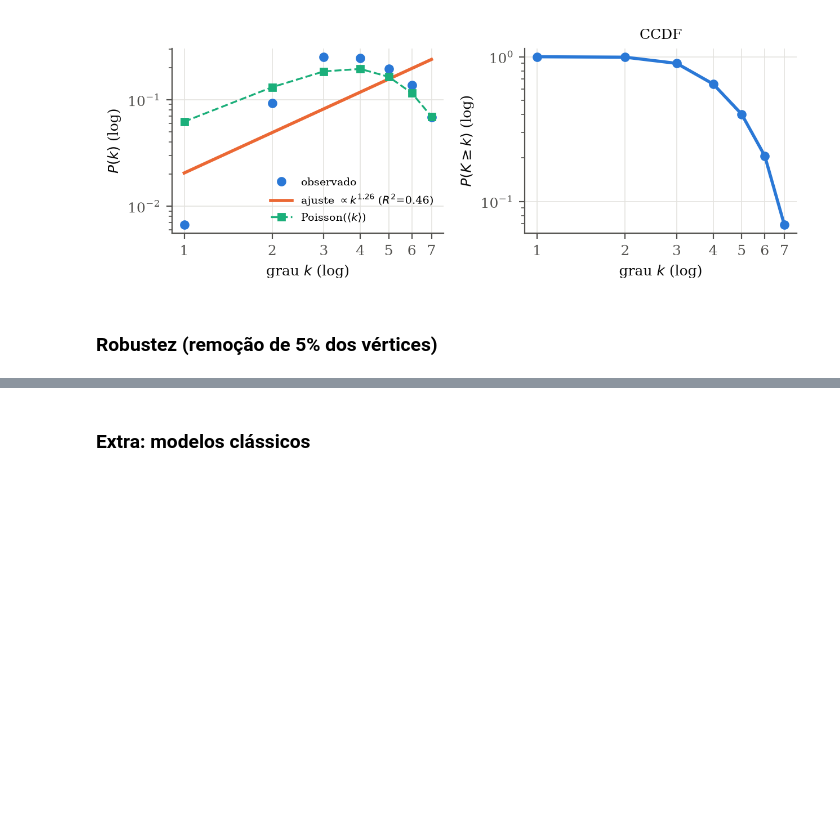
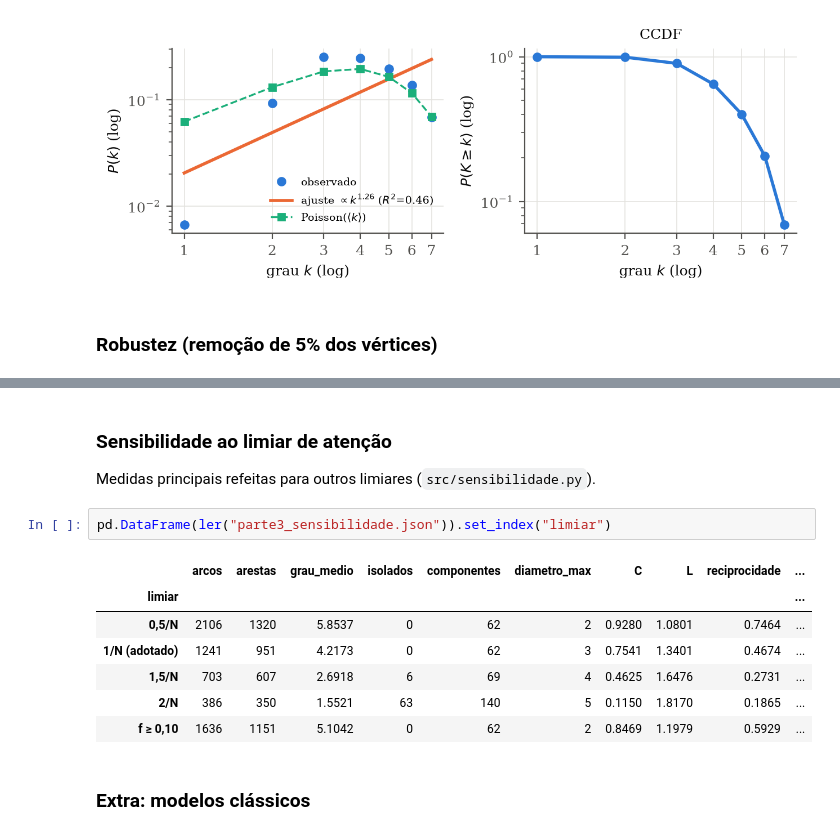
Before and after one commit to NadsonSantana/GrafoG16, a Jupyter notebook: notebooks/analise.ipynb, the cells around one changed output, grey strips where cells are left out. Saved outputs shown, nothing was run; the diff lists cells and outputs as text; blank space fills up the shorter version.

```diff
--- a/notebooks/analise.ipynb
+++ b/notebooks/analise.ipynb
@@ -201,3 +207,17 @@ display(Image(FIG / "robustez.png"))
+# %% [markdown]
+### Sensibilidade ao limiar de atenção
+
+Medidas principais refeitas para outros limiares (`src/sensibilidade.py`).
+# %%
+pd.DataFrame(ler("parte3_sensibilidade.json")).set_index("limiar")
+# %% [output]
+|  | arcos | arestas | grau_medio | isolados | componentes | diametro_max | C | L | reciprocidade | ... |
+| limiar |  |  |  |  |  |  |  |  |  | ... |
+| 0,5/N | 2106 | 1320 | 5.8537 | 0 | 62 | 2 | 0.9280 | 1.0801 | 0.7464 | ... |
+| 1/N (adotado) | 1241 | 951 | 4.2173 | 0 | 62 | 3 | 0.7541 | 1.3401 | 0.4674 | ... |
+| 1,5/N | 703 | 607 | 2.6918 | 6 | 69 | 4 | 0.4625 | 1.6476 | 0.2731 | ... |
+| 2/N | 386 | 350 | 1.5521 | 63 | 140 | 5 | 0.1150 | 1.8170 | 0.1865 | ... |
+| f ≥ 0,10 | 1636 | 1151 | 5.1042 | 0 | 62 | 2 | 0.8469 | 1.1979 | 0.5929 | ... |
 # %% [markdown]
 ### Extra: modelos clássicos
 # %%
```
Also changed, not shown: parts of 8 cells of this notebook, 39 other files.
